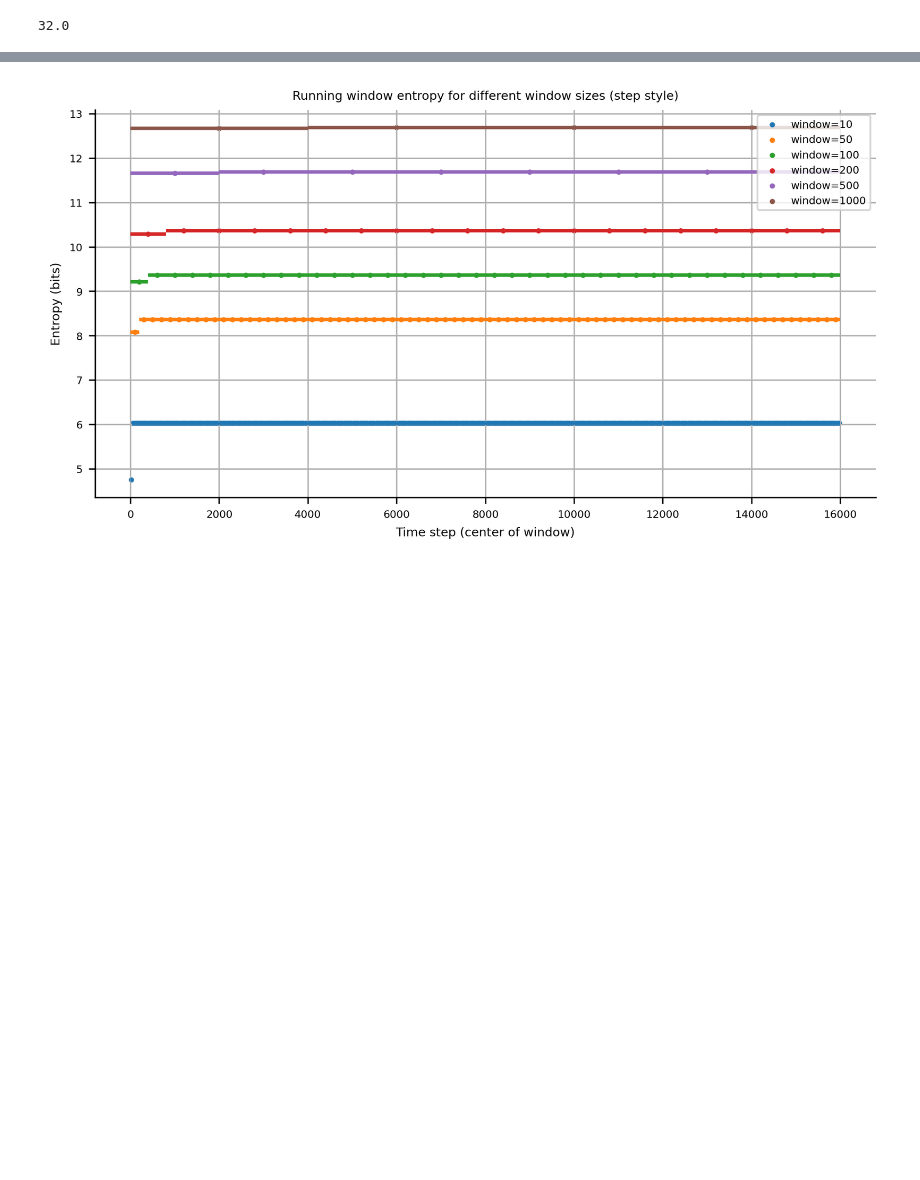
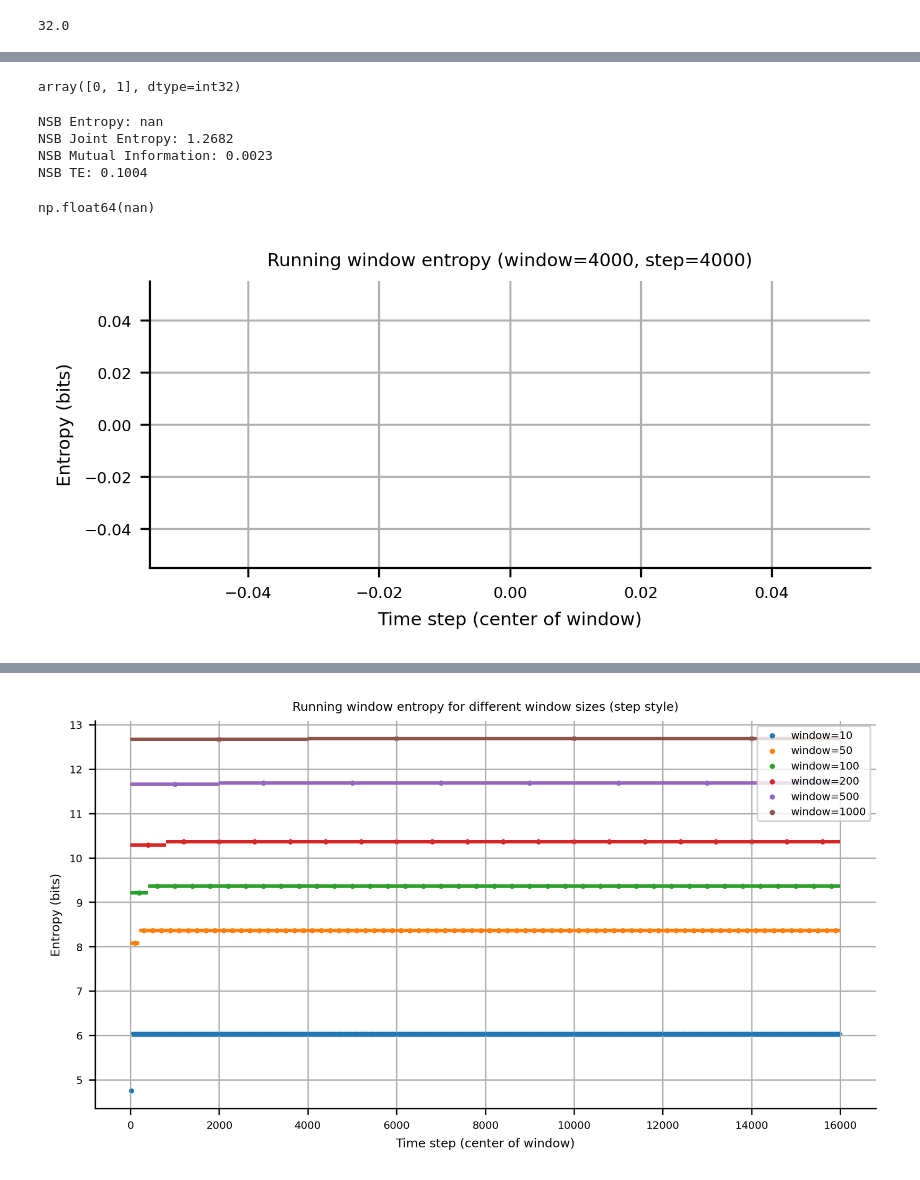
Before and after one commit to mjadiaz/rnjax, a Jupyter notebook: notebooks/resilience_measures.ipynb, the cells around one changed output, grey strips where cells are left out. Saved outputs shown, nothing was run; the diff lists cells and outputs as text; code cells hidden in the pictures; blank space fills up the shorter version.

```diff
--- a/notebooks/resilience_measures.ipynb
+++ b/notebooks/resilience_measures.ipynb
@@ -78,3 +143,62 @@ plt.show()
+# %%
+np.unique(A[:,0].flatten().astype(np.int32))
+# %% [output]
+array([0, 1], dtype=int32)
+# %%
+
+# Example with small, potentially correlated data
+data = np.zeros(150).astype(np.int32)
+data[34]=1
+entropy_nsb = im.entropy(data, approach="nsb")
+print(f"NSB Entropy: {entropy_nsb:.4f}")
+
+# NSB can also calculate other measures with discrete data
+data_x = [0, 1, 0, 0, 1, 1, 0, 1, 0, 0]
+data_y = [1, 1, 0, 1, 0, 1, 1, 0, 0, 1]
+entropy_nsb = im.entropy((data_x,data_y), approach="nsb")
+print(f"NSB Joint Entropy: {entropy_nsb:.4f}")
+mi_nsb = im.mutual_information(data_x, data_y, approach="nsb")
+print(f"NSB Mutual Information: {mi_nsb:.4f}")
+te_nsb = im.transfer_entropy(data_x, data_y, approach="nsb")
+print(f"NSB TE: {te_nsb:.4f}")
+# %% [output]
+NSB Entropy: nan
+NSB Joint Entropy: 1.2682
+NSB Mutual Information: 0.0023
+NSB TE: 0.1004
+# %%
+im_args = {"approach": "nsb", "base": 2}
+H = im.entropy(A[:,0].flatten().astype(np.int32)[:10], **im_args)
+H
+# %% [output]
+np.float64(nan)
+# %%
+# Running window entropy
+
+window_size = int(1000/0.25)
+step_size = window_size
+
+entropies = []
+times = []
+
+im_args = {"approach": "nsb", "base": 2}
+
+for start in tqdm(range(0, A.shape[0] - window_size + 1, step_size)):
+    window = A[start:start+window_size]
+    H = im.entropy(window, **im_args)
+    entropies.append(H)
+    times.append(start + window_size//2)
+
+# Plot
+plt.figure(figsize=(5,2))
+plt.plot(times, entropies, marker='o', markersize=2)
+plt.xlabel("Time step (center of window)")
+plt.ylabel("Entropy (bits)")
+plt.title(f"Running window entropy (window={window_size}, step={step_size})")
+plt.grid(True)
+plt.show()
+# %% [output]
+[figure, added]
 # %%
 # Scan for different window sizes
 window_sizes = [50, 100, 200, 500]
```
Also changed, not shown: parts of 11 cells of this notebook, 2 other files.
